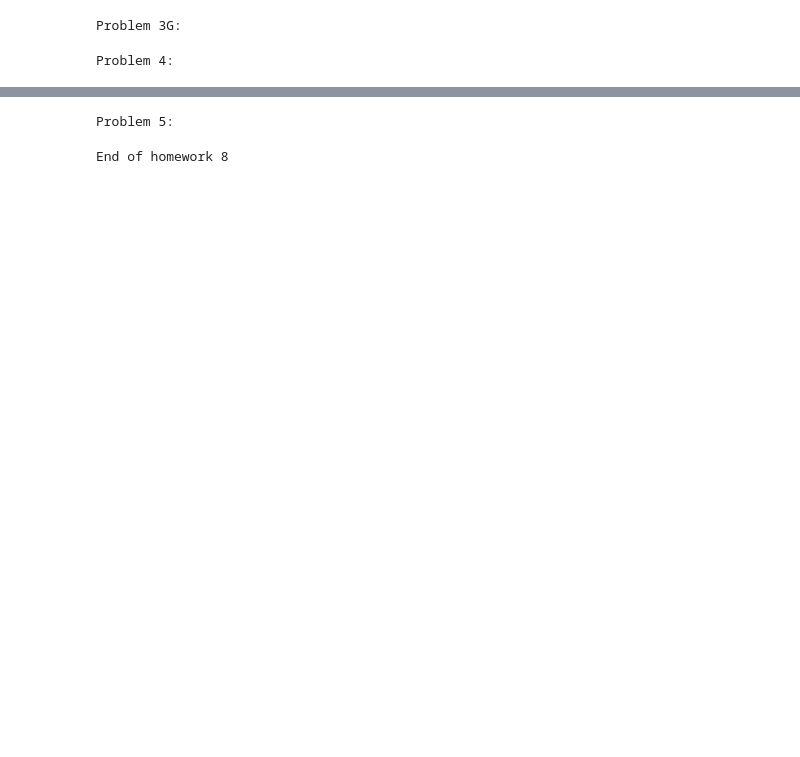
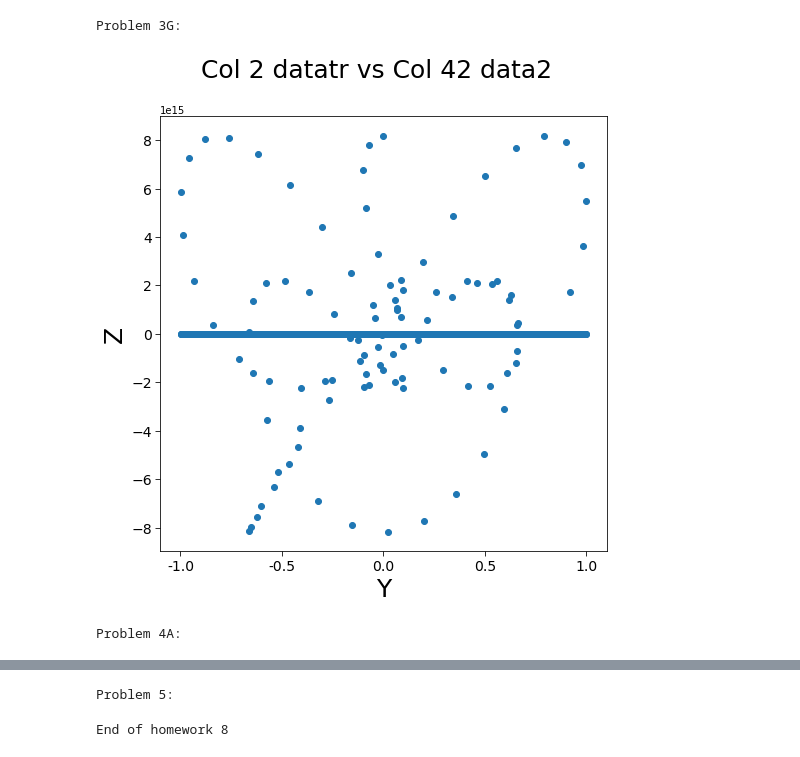
Before and after one commit to CMSPhysics/PHZ3150, a Jupyter notebook: Homework/HW8_CSmith/HW8_CSmith.ipynb, the cells around one changed output, grey strips where cells are left out. Drawn from its saved outputs; the diff is of its cells as text; code cells hidden in the pictures; blank space fills up the shorter version.

```diff
--- a/Homework/HW8_CSmith/HW8_CSmith.ipynb
+++ b/Homework/HW8_CSmith/HW8_CSmith.ipynb
@@ -131,14 +150,9 @@ print('Problem 3C:')
 Problem 3C:
 # %%
 data = np.zeros((100,100))
-data1 = np.zeros((100,100))
+data2 = np.zeros((100,100))
 # %%
 #Problem 3D
 print('Problem 3D:')
 # %% [output]
 Problem 3D:
-# %%
-for i in data:
-    for j in data1:
-        y[i]*z[j] == data
-        y[i]/z[j] == data1
@@ -151,0 +159,5 @@ Problem 3E:
+# %%
+for i in range(len(y)):
+    for j in range(len(z)):
+        data[i,j] =  y[i]*z[j]
+        data2[i,j] = y[i]/z[j]
@@ -171,3 +190,6 @@ print( x[(y>0) & (y<0.2)] , y[(z < 0) & (z > -0.16)])
 print( 'Problem 3F:')
 # %% [output]
 Problem 3F:
+# %%
+datatr = np.transpose(data)
+print(datatr)
@@ -177,17 +213,15 @@ print('Problem 3G:')
 # %% [output]
 Problem 3G:
 # %%
-fig, ( ax1, ax2 ) = plt.subplots( 1, 2 , figsize = (16, 8 ))
+fig, ax = plt.subplots( figsize = ( 8, 8 ) )
 
-fig.suptitle('Horizontally stacked scatter plots', fontsize = 24)
+fig.suptitle('Col 2 datatr vs Col 42 data2', fontsize = 25)
 
-#start with the first one:
-
-ax1.scatter( )
-ax1.set_xlabel( ' Year ' , fontsize = 24 )
-ax1.set_ylabel( ' Lead Avg ' , fontsize = 24 )
-ax1.set_xticks( 1900 + np.arange( 4 ) * 20 )
-ax1.set_xticklabels( 1900 + np.arange( 4 ) * 20 , fontsize = 14 )
-ax1.tick_params( axis ='both', which ='both', length = 7 , direction = 'in' , labelsize=14 )
-
-ax1.tick_params( axis ='both', which ='both', length = 7 , direction = 'in', labelsize=18 )
+ax.scatter( datatr, data2)
+ax.set_xlabel( 'Y' , fontsize = 25 )
+ax.set_ylabel( 'Z' , fontsize = 25 , rotation = 90)
+ax.set_xticks( np.arange( -1.0, 1.1, 0.5) )
+ax.set_xticklabels( np.arange( -1.0, 1.1, 0.5) , fontsize = 14 )
+ax.tick_params( axis ='both', which ='both', length = 5 , direction = 'out' , labelsize=14 )
+# %% [output]
+[figure, added]
@@ -194,7 +233,7 @@ ax1.tick_params( axis ='both', which ='both', length = 7 , direction = 'in', lab
 # %%
 #Problem 4
-print('Problem 4:')
+print('Problem 4A:')
 # %% [output]
-Problem 4:
+Problem 4A:
 # %%
 from HW8_support_function import piston
```
Also changed, not shown: parts of 21 cells of this notebook, 2 other files.
